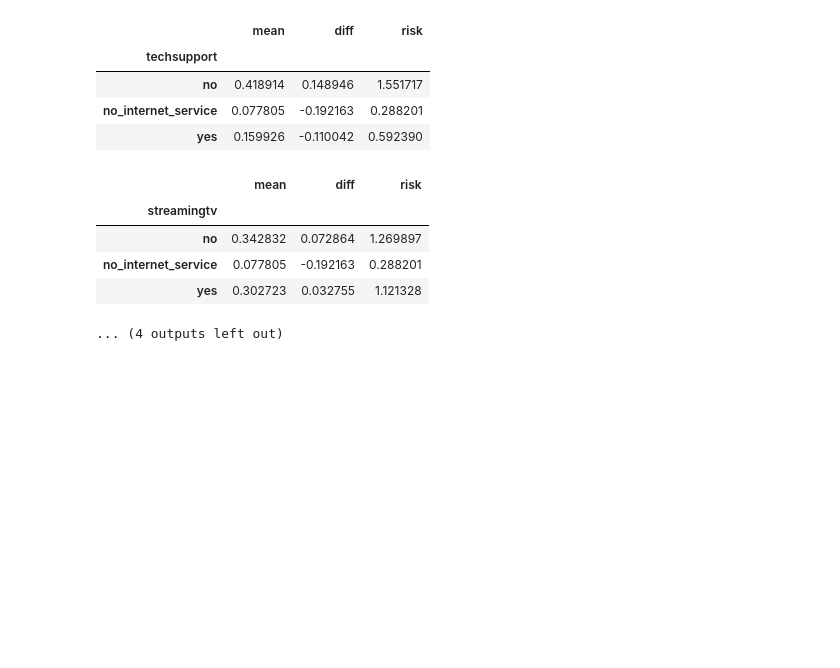
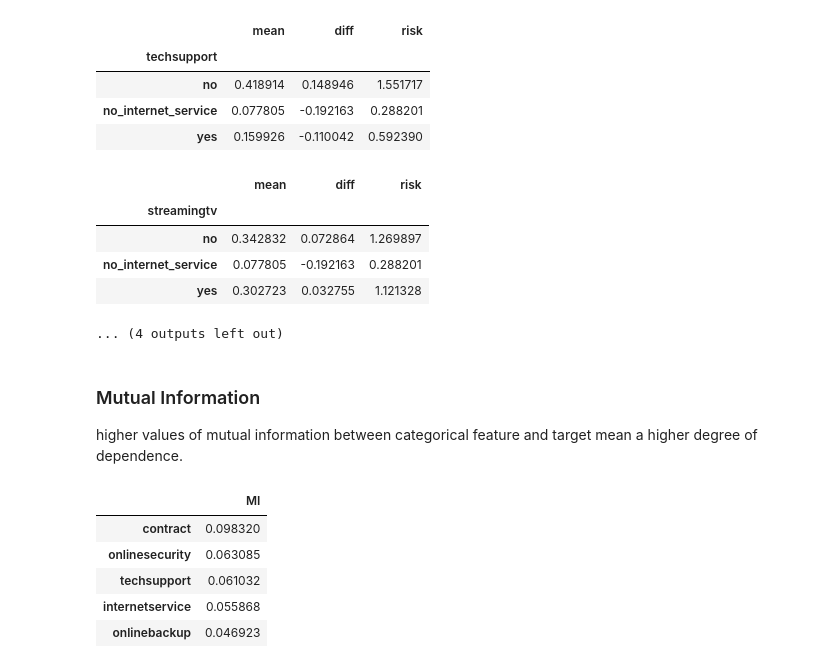
Before and after one commit to mattdube/ml_bookcamp, a Jupyter notebook: 02_Notebooks/churn_classification.ipynb, the cells around one changed output. Drawn from its saved outputs; the diff is of its cells as text; code cells hidden in the pictures; blank space fills up the shorter version.

Commit message:
added mutual information score and also encoded categorical features using dictvectorizer

```diff
--- a/02_Notebooks/churn_classification.ipynb
+++ b/02_Notebooks/churn_classification.ipynb
@@ -335,3 +335,6 @@ for col in categorical: #A
 | no_internet_service | 0.077805 | -0.192163 | 0.288201 |
 | yes | 0.302723 | 0.032755 | 1.121328 |
 ... (4 outputs left out)
+# %% [markdown]
+### Mutual Information
+higher values of mutual information between categorical feature and target mean a higher degree of dependence.
@@ -337,0 +343,15 @@ for col in categorical: #A
+# %%
+def calculate_mi(series):
+    return mutual_info_score(series, df_train_full.churn)
+# %%
+df_mi = df_train_full[categorical].apply(calculate_mi)
+df_mi = df_mi.sort_values(ascending=False).to_frame(name='MI')
+# %%
+df_mi.head()
+# %% [output]
+|  | MI |
+| contract | 0.098320 |
+| onlinesecurity | 0.063085 |
+| techsupport | 0.061032 |
+| internetservice | 0.055868 |
+| onlinebackup | 0.046923 |
```
Also changed, not shown: parts of 10 cells of this notebook.
